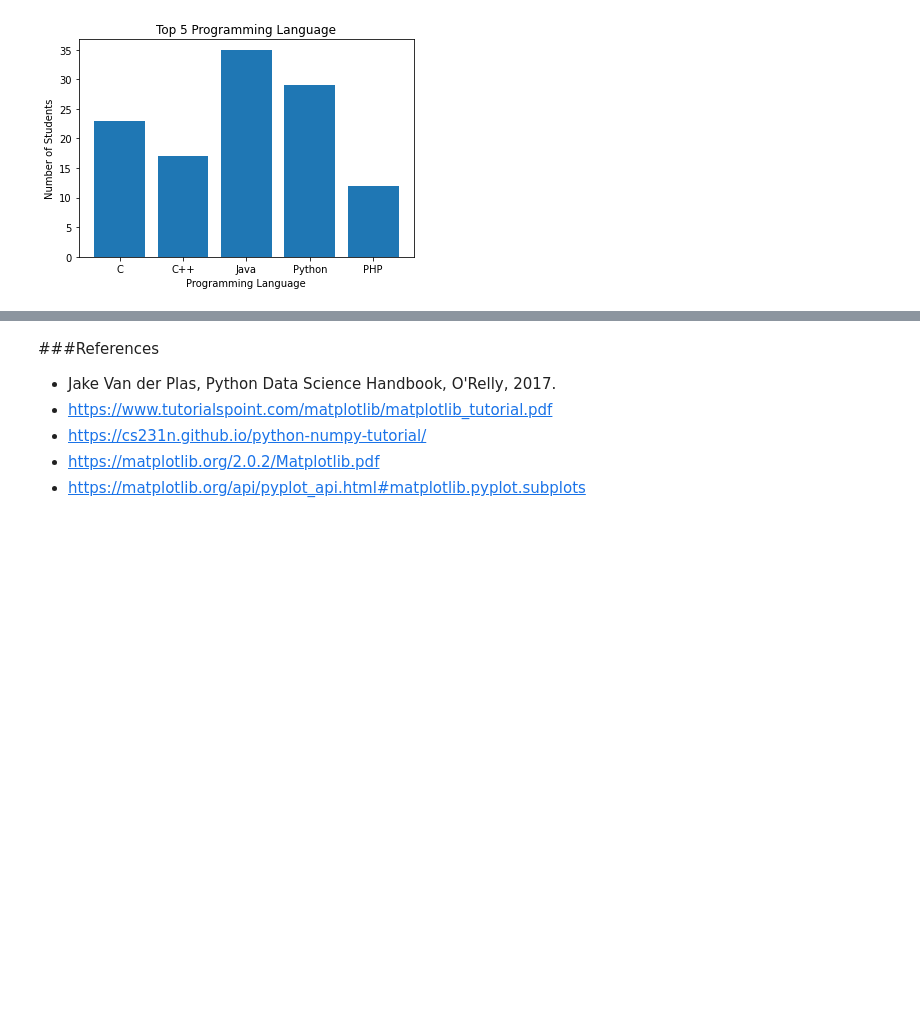
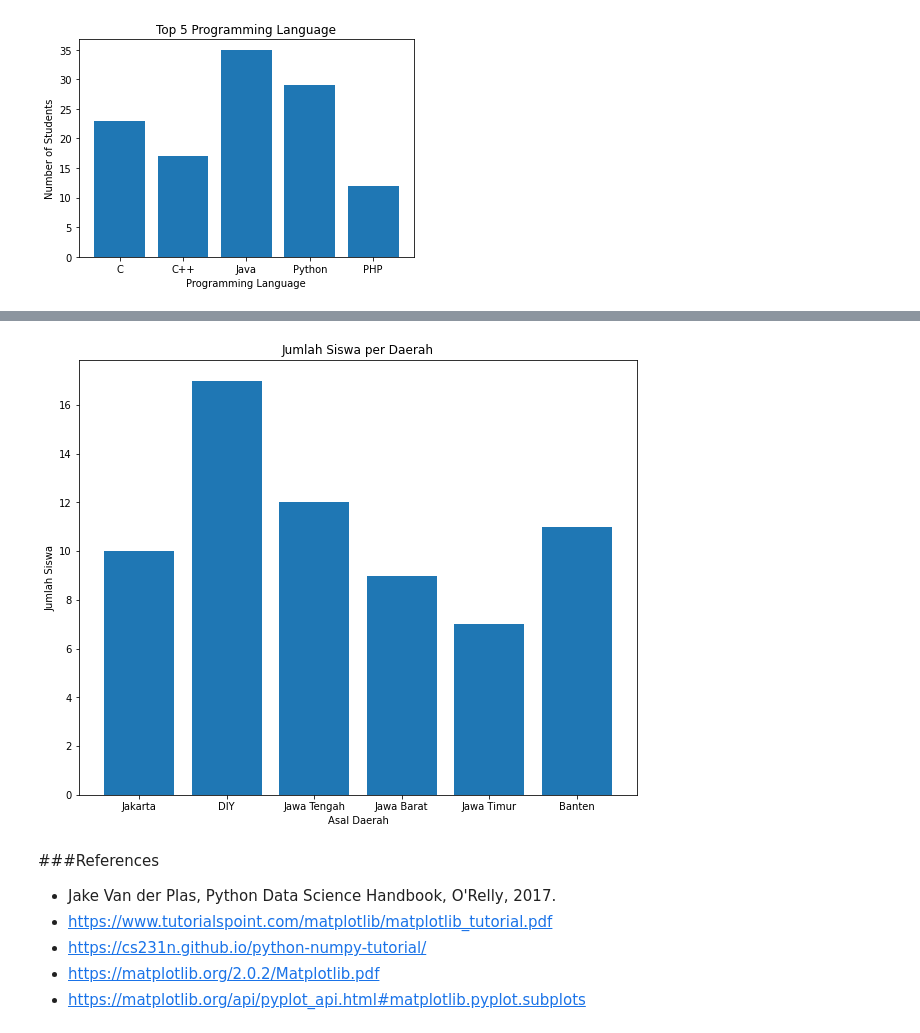
Before and after one commit to fathanick/Python-basic, a Jupyter notebook: 03_Matplotlib.ipynb, the cells around one changed output, grey strips where cells are left out. Cells and saved outputs as stored; diff of their text form; code cells hidden in the pictures; blank space fills up the shorter version.

```diff
--- a/03_Matplotlib.ipynb
+++ b/03_Matplotlib.ipynb
@@ -145,0 +148,5 @@ plt.show()
+# %%
+import pandas as pd
+
+df = pd.read_excel("/content/drive/Shared drives/Pusat Studi Data Science/2020 PESANTREN SAINS DATA/daerah-asal.xlsx")
+df
@@ -146,3 +161,15 @@ plt.show()
+# %%
+x = df['asal_daerah']
+y = df['jumlah_siswa']
+
+fig = plt.figure(figsize=(10,8))
+plt.bar(x,y)
+plt.xlabel("Asal Daerah")
+plt.ylabel("Jumlah Siswa")
+plt.title("Jumlah Siswa per Daerah")
+plt.show()
+# %% [output]
+[figure, added]
 # %% [markdown]
 ###References
 
```
Also changed, not shown: parts of 2 cells of this notebook.
